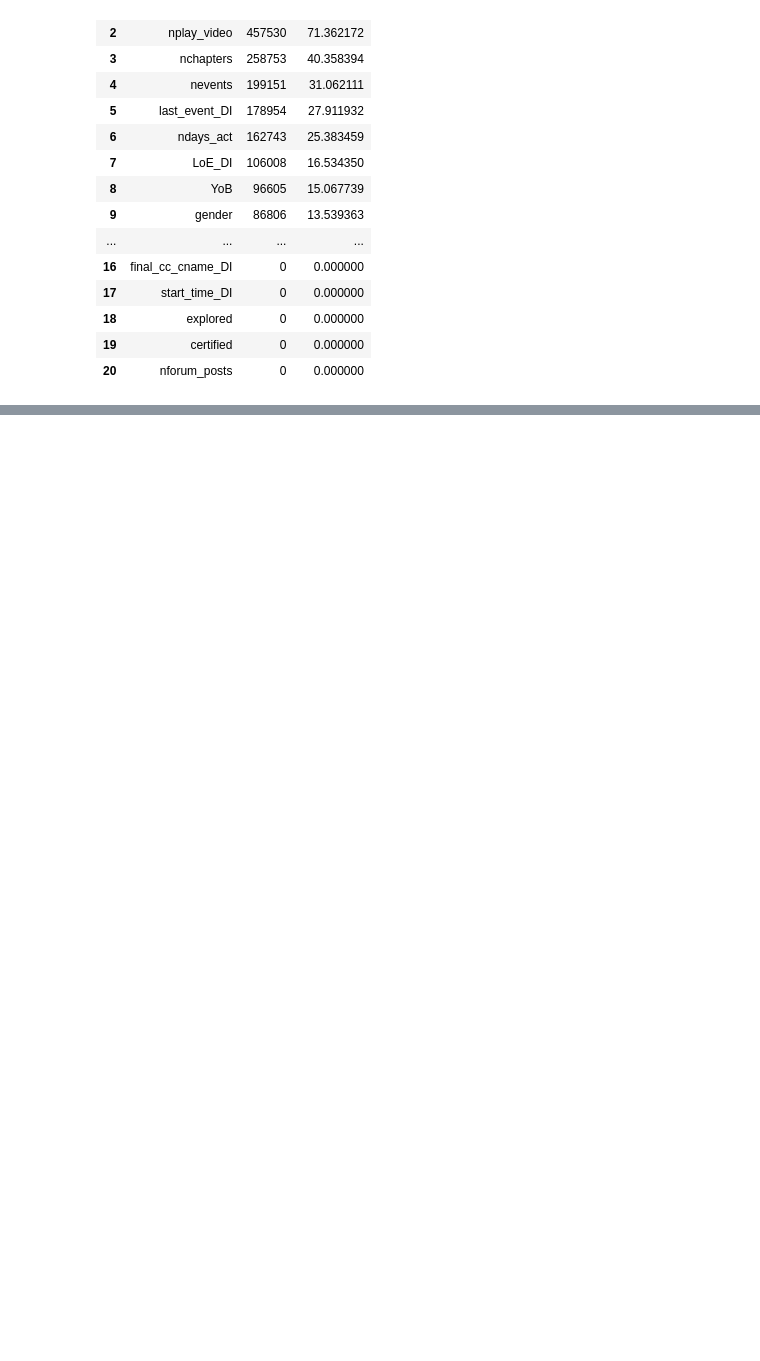
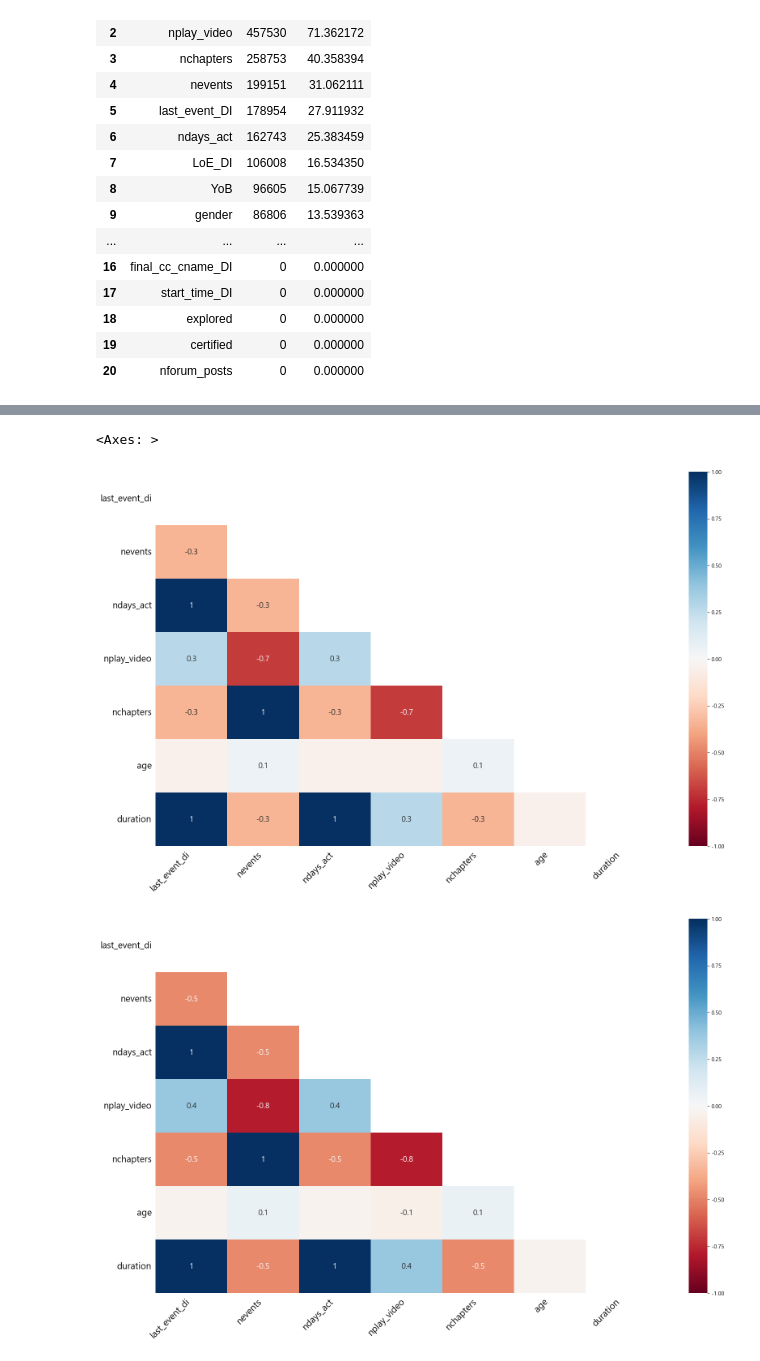
Before and after one commit to Heesang01/HOHO_Project, a Jupyter notebook: 전처리통합.ipynb, the cells around one changed output, grey strips where cells are left out. Cells and saved outputs as stored; diff of their text form; code cells hidden in the pictures; blank space fills up the shorter version.

```diff
--- a/전처리통합.ipynb
+++ b/전처리통합.ipynb
@@ -216,0 +405,16 @@ Name: count, dtype: int64
+# %%
+temp1 = pre[pre['grade']==0]
+temp2 = pre[pre['grade'].isna()]
+temp3 = pre[
+    (pre['grade']==0) |
+    (pre['grade'].isna())
+]
+
+
+msno.heatmap(temp1)
+msno.heatmap(temp2)
+msno.heatmap(temp3)
+# %% [output]
+<Axes: >
+[figure, added]
+[figure, added]
```
Also changed, not shown: parts of 25 cells of this notebook.
